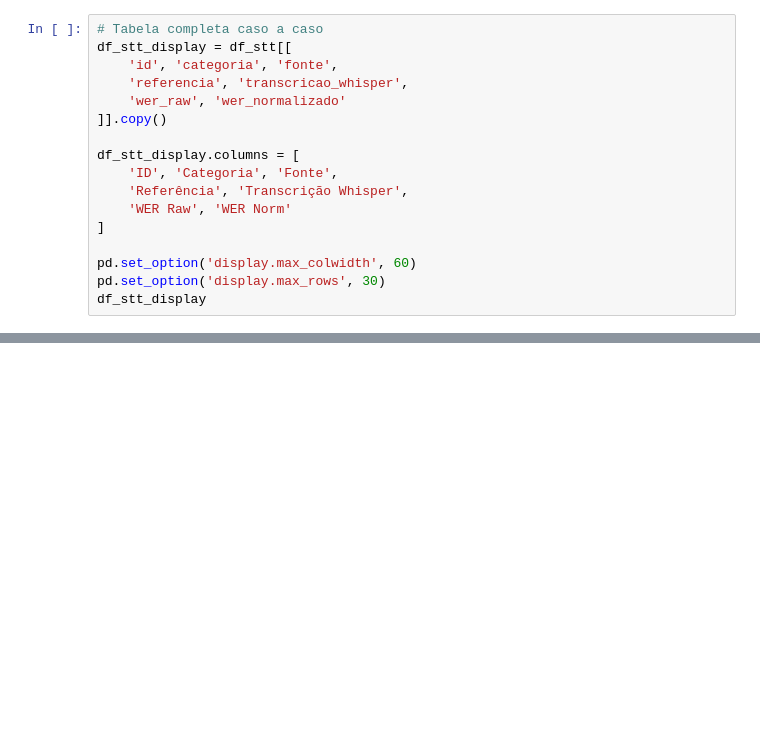
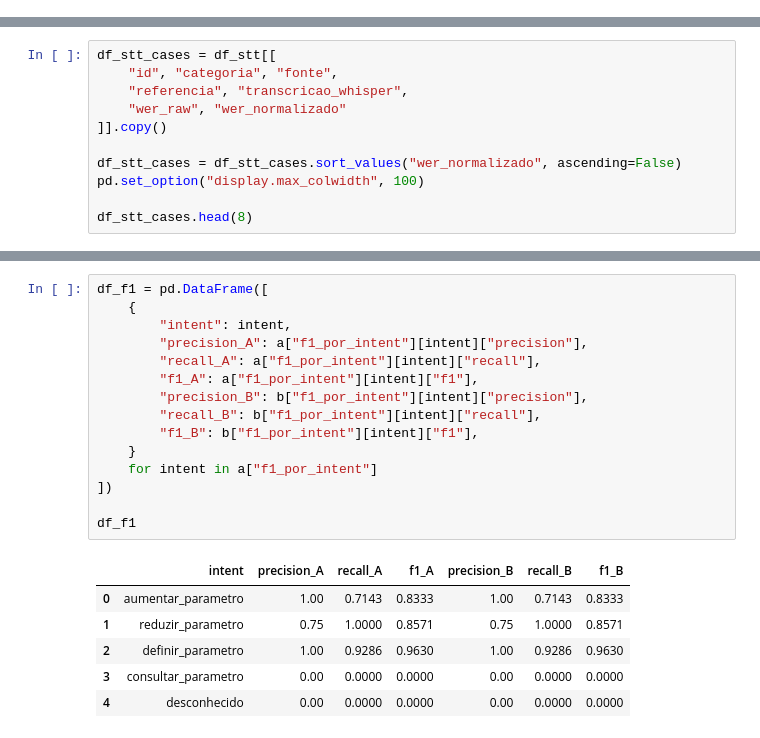
Before and after one commit to font-mirella/voice-command-extraction, a Jupyter notebook: notebooks/analysis.ipynb, the cells around one changed output, grey strips where cells are left out. Saved outputs shown, nothing was run; the diff lists cells and outputs as text; blank space fills up the shorter version.

```diff
--- a/notebooks/analysis.ipynb
+++ b/notebooks/analysis.ipynb
@@ -114,17 +0,0 @@ valido_simples            0.4167           0.1648
-# %%
-# Tabela completa caso a caso
-df_stt_display = df_stt[[
-    'id', 'categoria', 'fonte',
-    'referencia', 'transcricao_whisper',
-    'wer_raw', 'wer_normalizado'
-]].copy()
-
-df_stt_display.columns = [
-    'ID', 'Categoria', 'Fonte',
-    'Referência', 'Transcrição Whisper',
-    'WER Raw', 'WER Norm'
-]
-
-pd.set_option('display.max_colwidth', 60)
-pd.set_option('display.max_rows', 30)
-df_stt_display
@@ -672,0 +141,11 @@ for k, v in resumo.items():
+# %%
+df_stt_cases = df_stt[[
+    "id", "categoria", "fonte",
+    "referencia", "transcricao_whisper",
+    "wer_raw", "wer_normalizado"
+]].copy()
+
+df_stt_cases = df_stt_cases.sort_values("wer_normalizado", ascending=False)
+pd.set_option("display.max_colwidth", 100)
+
+df_stt_cases.head(8)
@@ -672,0 +320,22 @@ for k, v in resumo.items():
+# %%
+df_f1 = pd.DataFrame([
+    {
+        "intent": intent,
+        "precision_A": a["f1_por_intent"][intent]["precision"],
+        "recall_A": a["f1_por_intent"][intent]["recall"],
+        "f1_A": a["f1_por_intent"][intent]["f1"],
+        "precision_B": b["f1_por_intent"][intent]["precision"],
+        "recall_B": b["f1_por_intent"][intent]["recall"],
+        "f1_B": b["f1_por_intent"][intent]["f1"],
+    }
+    for intent in a["f1_por_intent"]
+])
+
+df_f1
+# %% [output]
+|  | intent | precision_A | recall_A | f1_A | precision_B | recall_B | f1_B |
+| 0 | aumentar_parametro | 1.00 | 0.7143 | 0.8333 | 1.00 | 0.7143 | 0.8333 |
+| 1 | reduzir_parametro | 0.75 | 1.0000 | 0.8571 | 0.75 | 1.0000 | 0.8571 |
+| 2 | definir_parametro | 1.00 | 0.9286 | 0.9630 | 1.00 | 0.9286 | 0.9630 |
+| 3 | consultar_parametro | 0.00 | 0.0000 | 0.0000 | 0.00 | 0.0000 | 0.0000 |
+| 4 | desconhecido | 0.00 | 0.0000 | 0.0000 | 0.00 | 0.0000 | 0.0000 |
```
Also changed, not shown: parts of 55 cells of this notebook.
